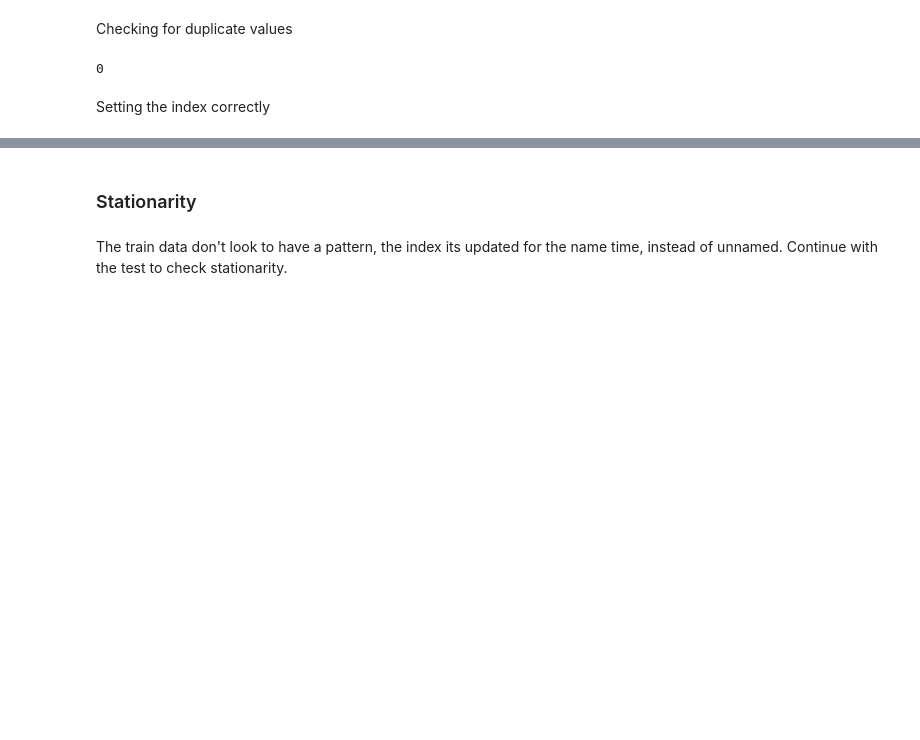
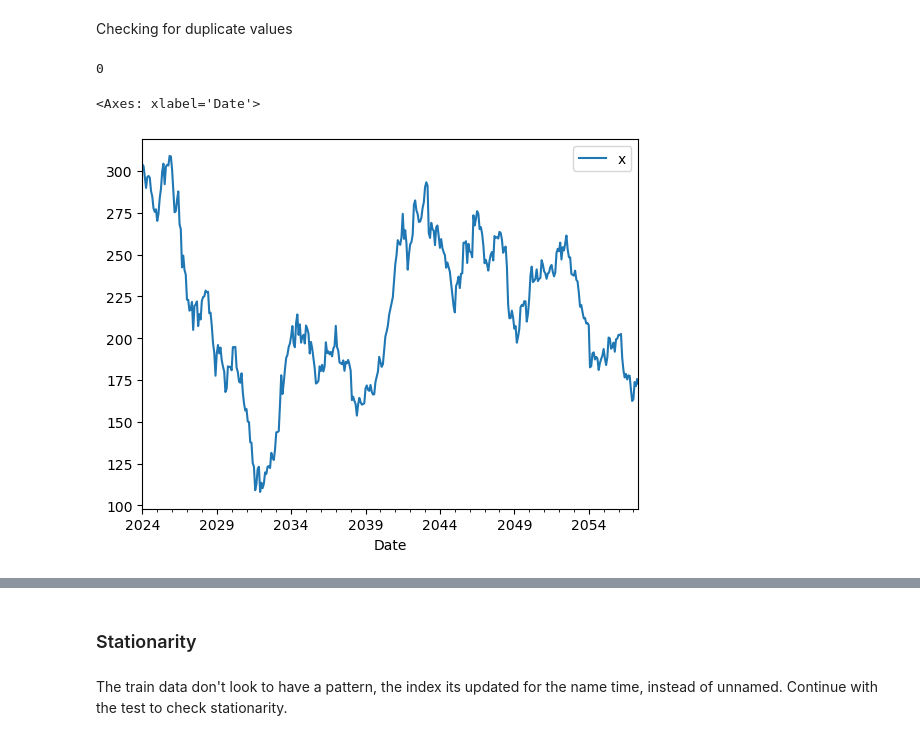
Before and after one commit to becca-pina/Multiple-Linear-Regression-, a Jupyter notebook: 23436786_ts.ipynb, the cells around one changed output, grey strips where cells are left out. Cells and saved outputs as stored; diff of their text form; code cells hidden in the pictures; blank space fills up the shorter version.

```diff
--- a/23436786_ts.ipynb
+++ b/23436786_ts.ipynb
@@ -63,5 +72,3 @@ Checking for duplicate values
 print(ts6_train.index.duplicated().sum())
 # %% [output]
 0
-# %% [markdown]
-Setting the index correctly
@@ -70,0 +75,5 @@ ts6_train.index.name = "Time"
+# %%
+ts6_data.plot()
+# %% [output]
+<Axes: xlabel='Date'>
+[figure, added]
```
Also changed, not shown: parts of 50 cells of this notebook.
